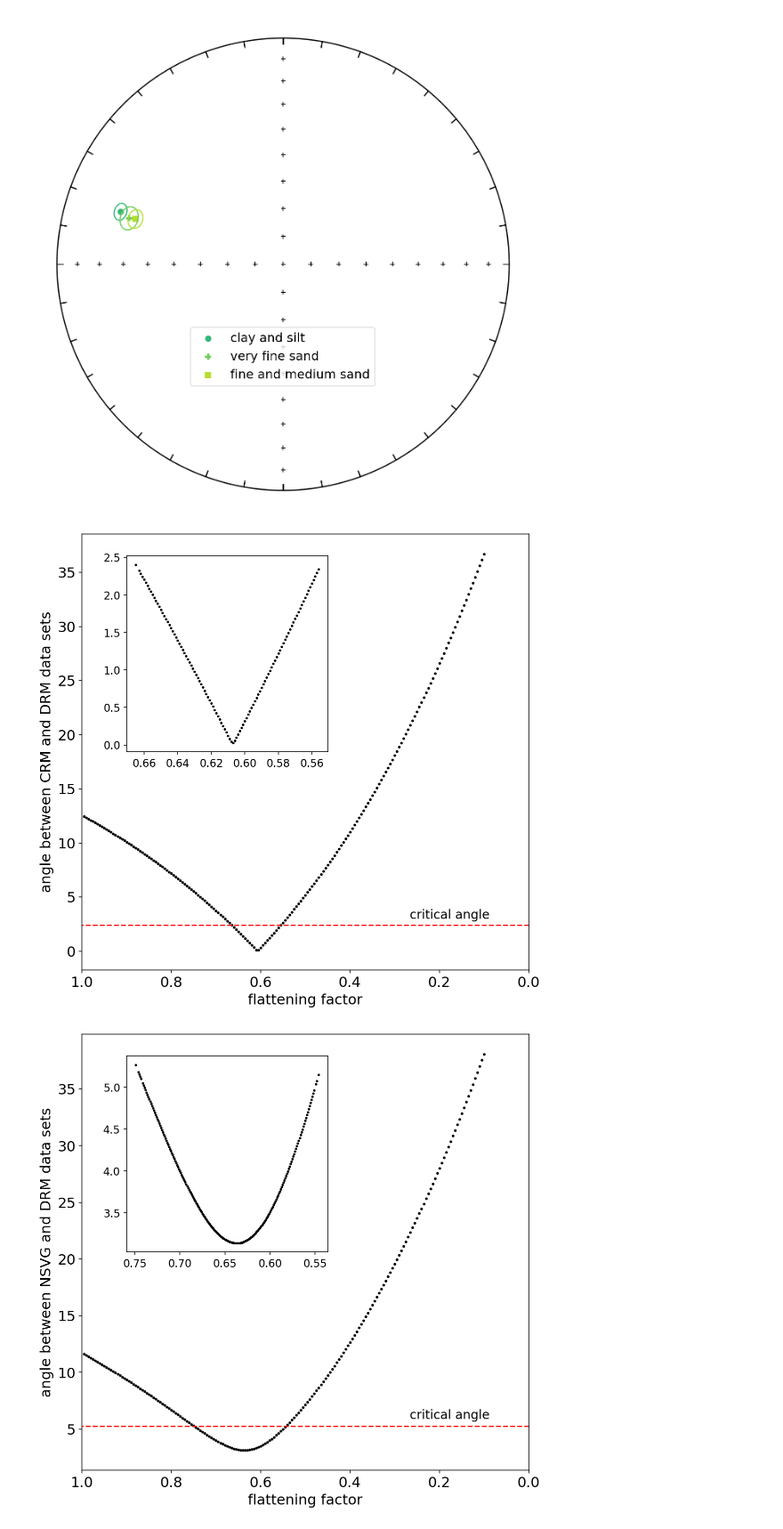
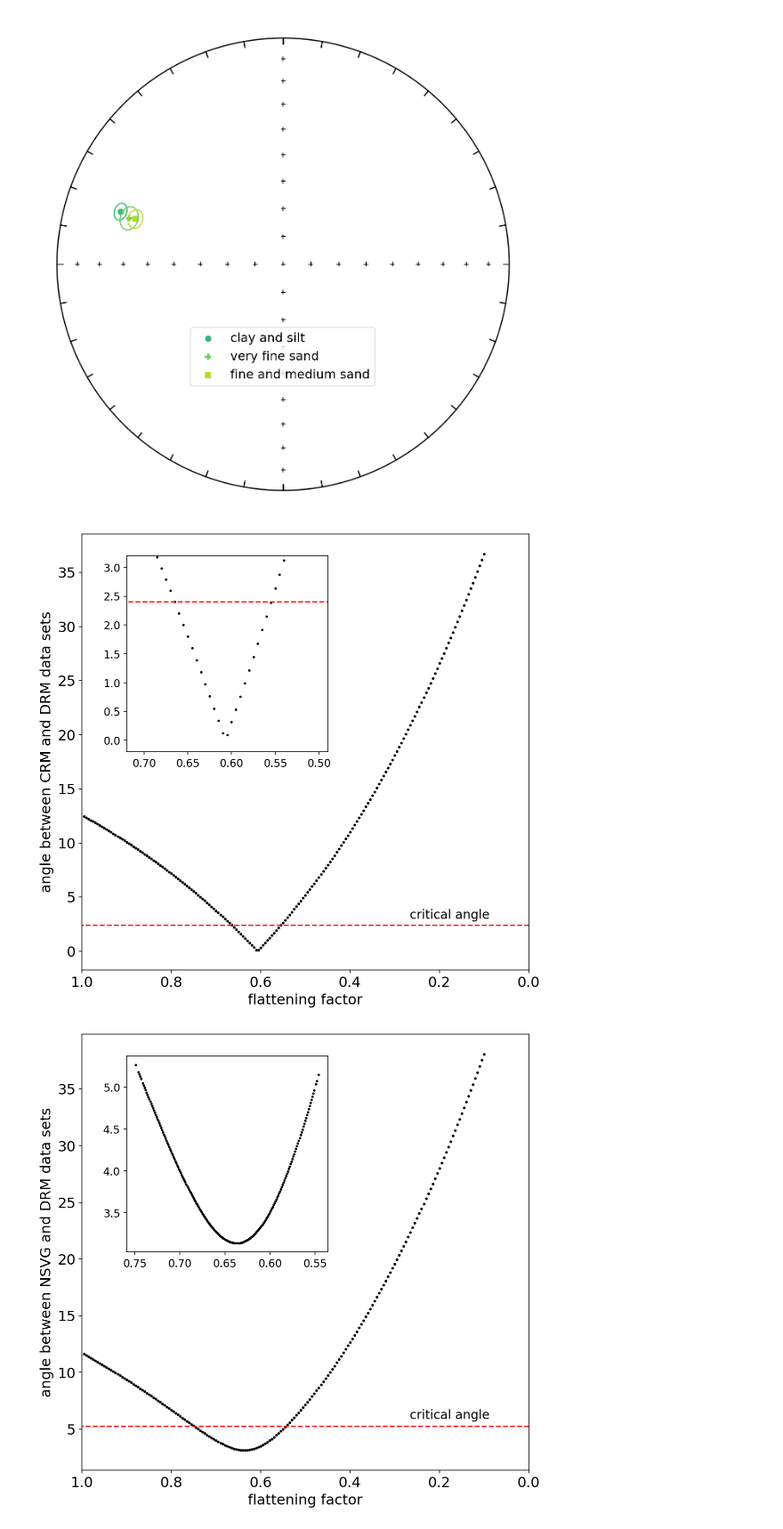
Before and after one commit to Swanson-Hysell-Group/Inclination_Shallowing, a Jupyter notebook: code/Notebooks/Cutface_pmag.ipynb, the cells around one changed output. Shown at 89% size. Cells and saved outputs as stored; diff of their text form; code cells hidden in the pictures.

```diff
--- a/code/Notebooks/Cutface_pmag.ipynb
+++ b/code/Notebooks/Cutface_pmag.ipynb
@@ -1050,32 +1051,35 @@ plt.show()
 # %%
 fig,inset=plt.subplots(figsize=(9,9))
 inset.scatter(all_factors_mt,all_angles_mt,s=4,color='black')
 
 x_crit=[0,1]
+x_crit_inset=[.3,.9]
 y_crit=[max(saved_angles_mt),max(saved_angles_mt)]
 plt.plot(x_crit,y_crit,color='red',ls='--',label='critical angle')
 
 fig_inset=inset.inset_axes([.1,.5,.45,.45])
-fig_inset.scatter(saved_f_factors_mt,saved_angles_mt,s=3,color='black')
+fig_inset.scatter(all_factors_mt,all_angles_mt,s=3,color='black')
 fig_inset.tick_params(labelsize=12)
 fig_inset.invert_xaxis()
-
+fig_inset.plot(x_crit_inset,y_crit,color='red',ls='--',label='critical angle')
+fig_inset.set_xlim(.72,.4)
+fig_inset.set_ylim(-.2,3.2)
 
 plt.xlabel('flattening factor',fontsize=16)
 plt.ylabel('angle between CRM and DRM data sets',fontsize=16)
 
 plt.legend(loc=[.7,.1], fontsize=14, frameon=False,handlelength=0)
 
 plt.xticks(fontsize=16)
 plt.yticks(fontsize=16)
 
 plt.xlim(1,0)
 
-plt.savefig('../code_output/angle_vs_f_MT.pdf',bbox_inches='tight',transparent=True)
+#plt.savefig('../code_output/angle_vs_f_MT.pdf',bbox_inches='tight',transparent=True)
 
 plt.show()
 # %% [output]
-[figure, old version]
+[figure, new version]
 # %%
 fig,inset=plt.subplots(figsize=(9,9))
 plt.scatter(saved_factors_all,saved_angles_all,s=4,color='black')
```
Also changed, not shown: parts of 17 cells of this notebook, 19 other files.
